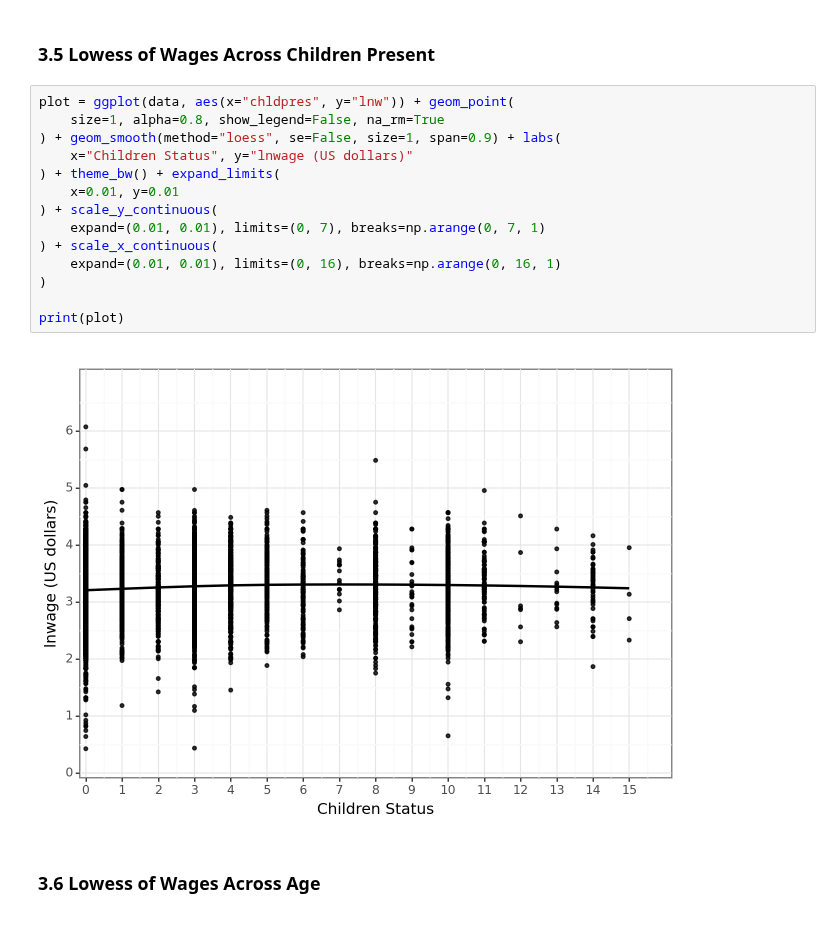
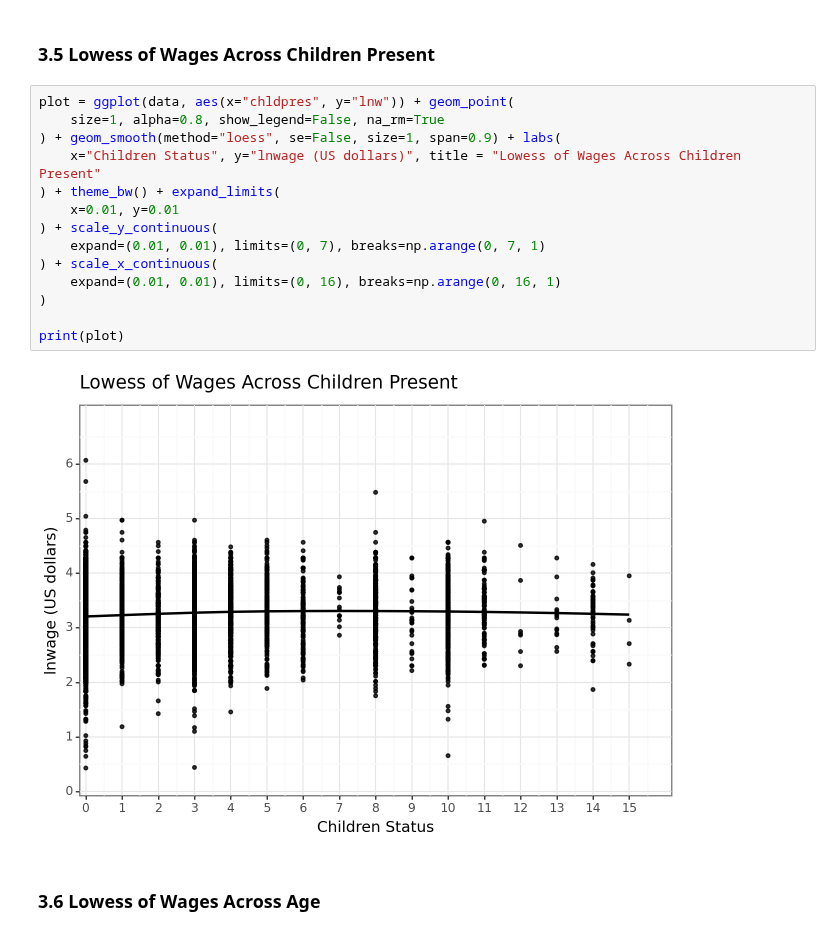
Before and after one commit to Iandrewburg/Assignment_1, a Jupyter notebook: Assignment_1.ipynb, the cells around one changed output. Saved outputs shown, nothing was run; the diff lists cells and outputs as text.

Commit message:
added titles to the plots

```diff
--- a/Assignment_1.ipynb
+++ b/Assignment_1.ipynb
@@ -398,19 +398,19 @@ print(plot)
 # %%
 plot = ggplot(data, aes(x="chldpres", y="lnw")) + geom_point(
     size=1, alpha=0.8, show_legend=False, na_rm=True
 ) + geom_smooth(method="loess", se=False, size=1, span=0.9) + labs(
-    x="Children Status", y="lnwage (US dollars)"
+    x="Children Status", y="lnwage (US dollars)", title = "Lowess of Wages Across Children Present"
 ) + theme_bw() + expand_limits(
     x=0.01, y=0.01
 ) + scale_y_continuous(
     expand=(0.01, 0.01), limits=(0, 7), breaks=np.arange(0, 7, 1)
 ) + scale_x_continuous(
     expand=(0.01, 0.01), limits=(0, 16), breaks=np.arange(0, 16, 1)
 )
 
 print(plot)
 # %% [output]
-[figure, old version]
+[figure, new version]
 # %% [markdown]
 ### 3.6 Lowess of Wages Across Age
 # %%
```
Also changed, not shown: parts of 3 cells of this notebook.
